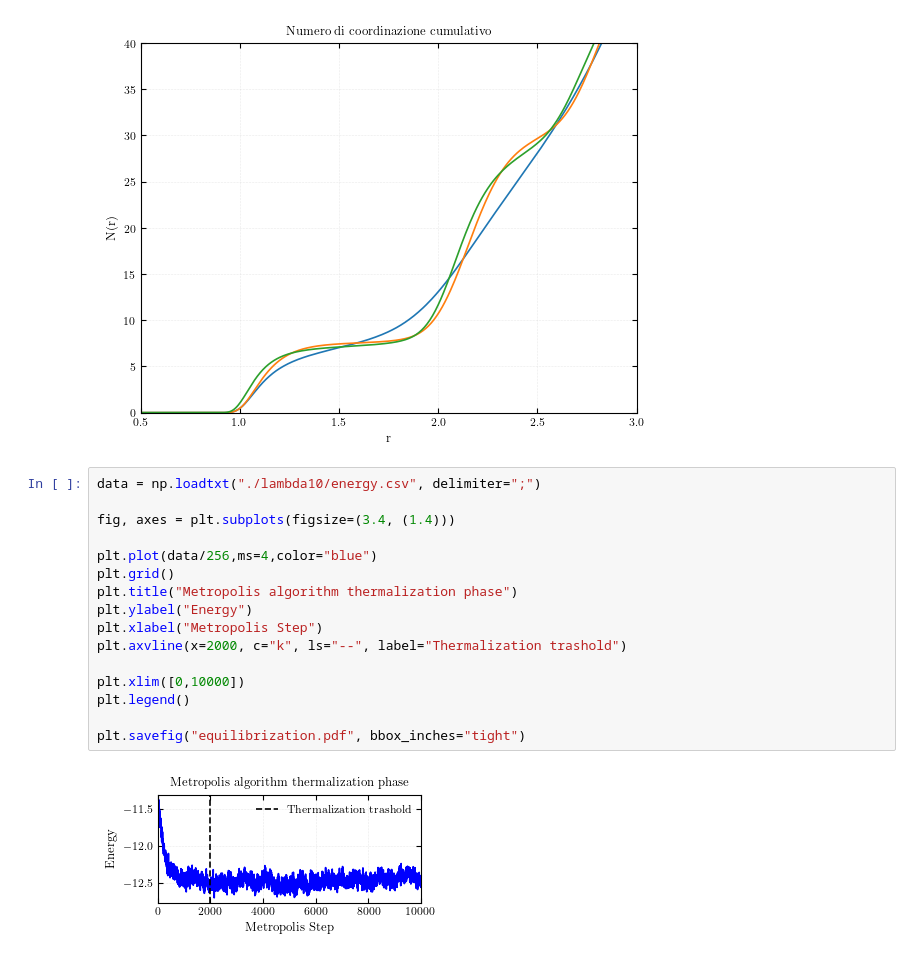
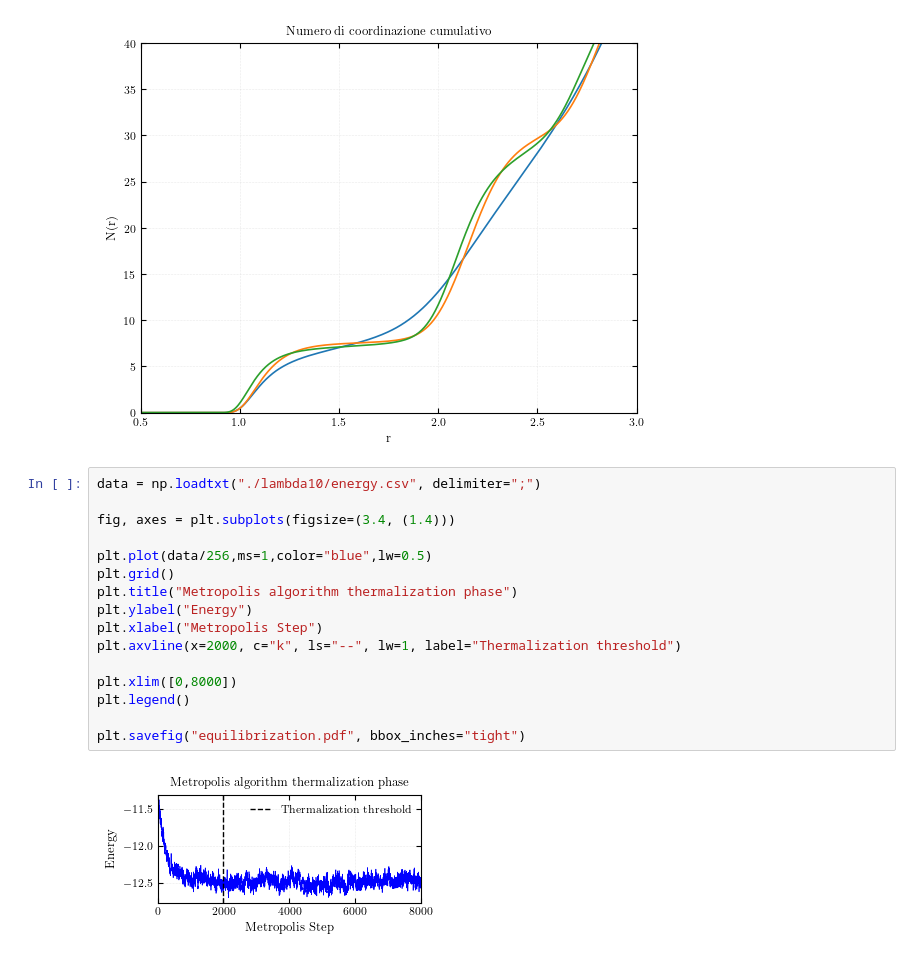
Before and after one commit to Sparisi01/montecarlo_particles_simulation, a Jupyter notebook: analysis/Coulomb_LJ_coupling/data_analysis_LJ_Coulomb.ipynb, the cells around one changed output. Cells and saved outputs as stored; diff of their text form.

```diff
--- a/analysis/Coulomb_LJ_coupling/data_analysis_LJ_Coulomb.ipynb
+++ b/analysis/Coulomb_LJ_coupling/data_analysis_LJ_Coulomb.ipynb
@@ -376,18 +376,18 @@ plt.show()
 # %%
 data = np.loadtxt("./lambda10/energy.csv", delimiter=";")
 
 fig, axes = plt.subplots(figsize=(3.4, (1.4)))
 
-plt.plot(data/256,ms=4,color="blue")
+plt.plot(data/256,ms=1,color="blue",lw=0.5)
 plt.grid()
 plt.title("Metropolis algorithm thermalization phase")
 plt.ylabel("Energy")
 plt.xlabel("Metropolis Step")
-plt.axvline(x=2000, c="k", ls="--", label="Thermalization trashold")
+plt.axvline(x=2000, c="k", ls="--", lw=1, label="Thermalization threshold")
 
-plt.xlim([0,10000])
+plt.xlim([0,8000])
 plt.legend()
 
 plt.savefig("equilibrization.pdf", bbox_inches="tight")
 # %% [output]
-[figure, old version]
+[figure, new version]
```
Also changed, not shown: 12 other files.
